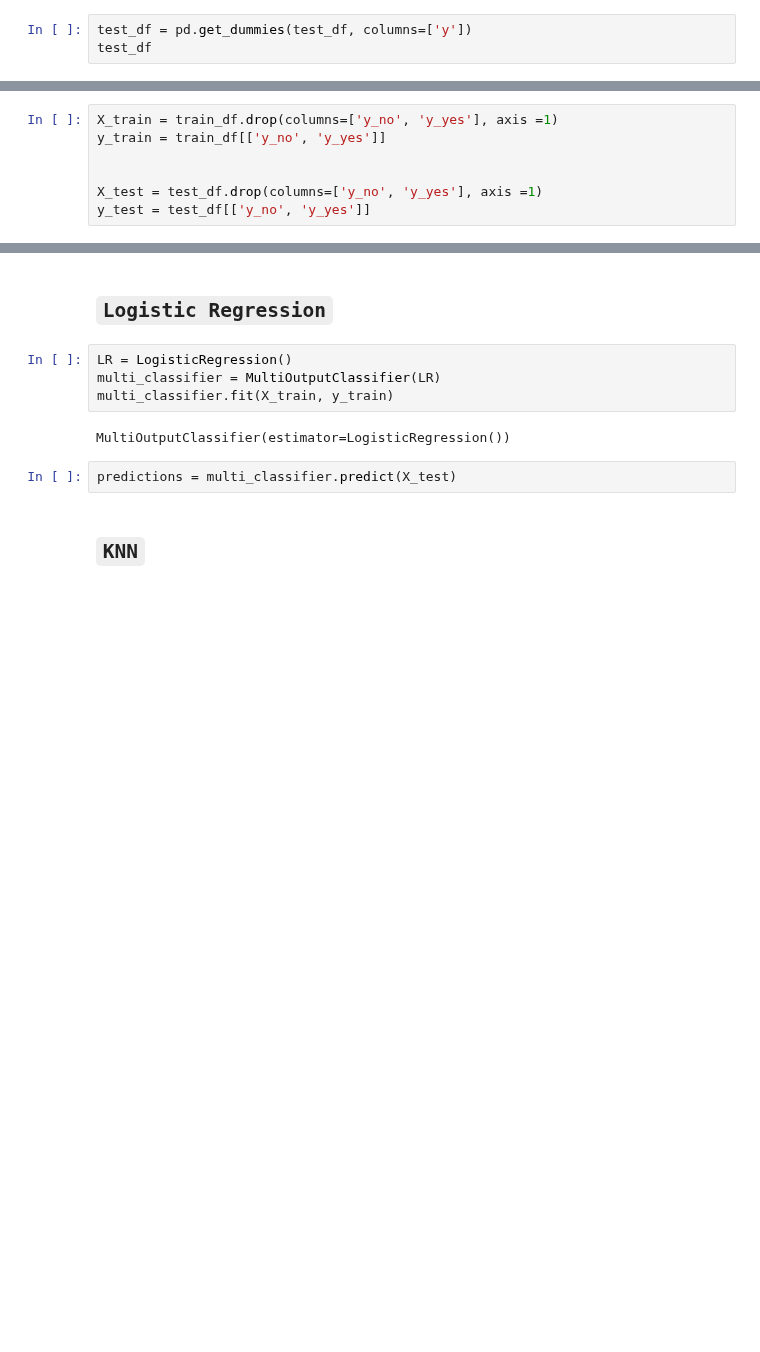
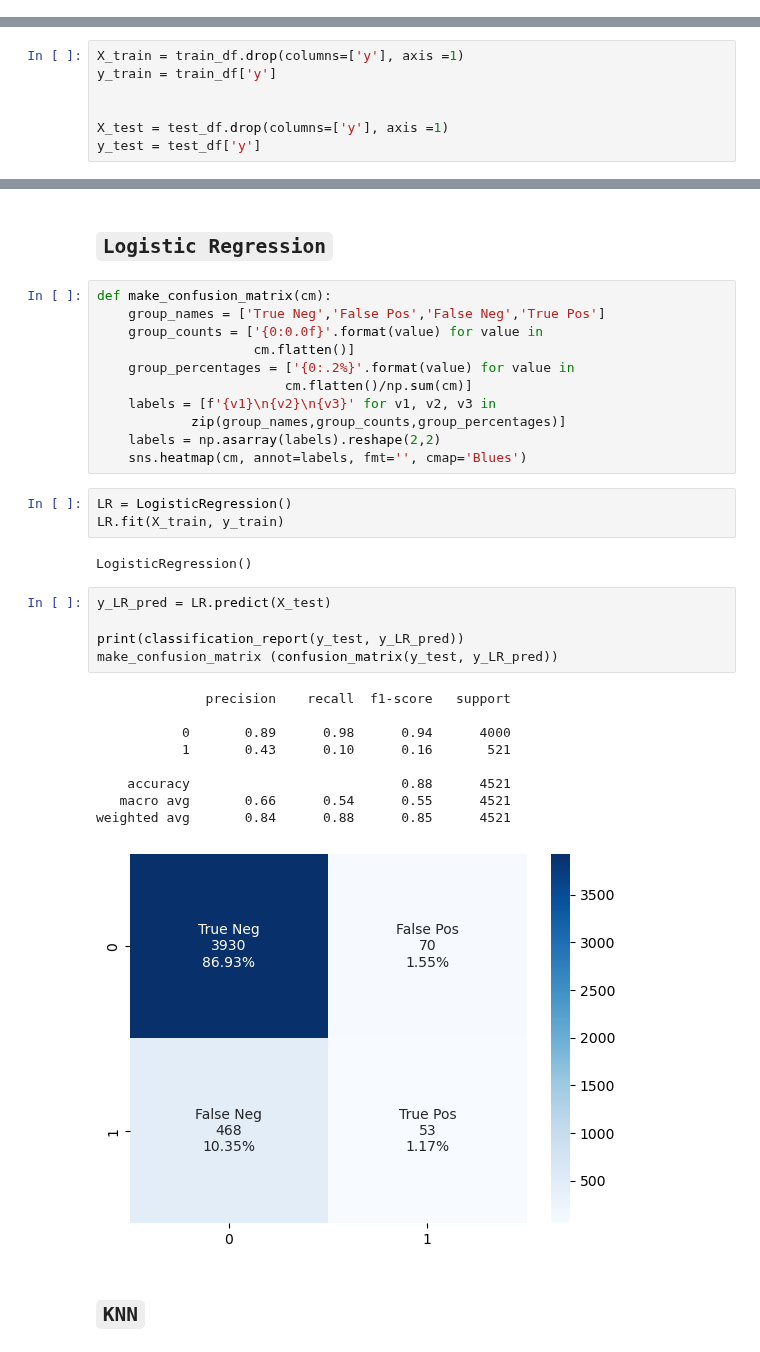
Before and after one commit to accesable/ML_Final, a Jupyter notebook: code/main.ipynb, the cells around one changed output, grey strips where cells are left out. Drawn from its saved outputs; the diff is of its cells as text; blank space fills up the shorter version.

```diff
--- a/code/main.ipynb
+++ b/code/main.ipynb
@@ -198,3 +177,0 @@ train_df
-# %%
-test_df = pd.get_dummies(test_df, columns=['y'])
-test_df
@@ -250,12 +213,12 @@ test_df
 # %% [markdown]
 ## `2 Data Splitting`
 # %%
-X_train = train_df.drop(columns=['y_no', 'y_yes'], axis =1)
-y_train = train_df[['y_no', 'y_yes']]
+X_train = train_df.drop(columns=['y'], axis =1)
+y_train = train_df['y']
 
 
-X_test = test_df.drop(columns=['y_no', 'y_yes'], axis =1)
-y_test = test_df[['y_no', 'y_yes']]
+X_test = test_df.drop(columns=['y'], axis =1)
+y_test = test_df['y']
 # %%
 X_train
 # %% [output]
@@ -292,14 +255,37 @@ X_test
 # Basic Model
 # %% [markdown]
 ## `Logistic Regression`
+# %%
+def make_confusion_matrix(cm):
+    group_names = ['True Neg','False Pos','False Neg','True Pos']
+    group_counts = ['{0:0.0f}'.format(value) for value in
+                    cm.flatten()]
+    group_percentages = ['{0:.2%}'.format(value) for value in
+                        cm.flatten()/np.sum(cm)]
+    labels = [f'{v1}\n{v2}\n{v3}' for v1, v2, v3 in
+            zip(group_names,group_counts,group_percentages)]
+    labels = np.asarray(labels).reshape(2,2)
+    sns.heatmap(cm, annot=labels, fmt='', cmap='Blues')
 # %%
 LR = LogisticRegression()
-multi_classifier = MultiOutputClassifier(LR)
-multi_classifier.fit(X_train, y_train)
+LR.fit(X_train, y_train)
 # %% [output]
-MultiOutputClassifier(estimator=LogisticRegression())
+LogisticRegression()
-# %%
-predictions = multi_classifier.predict(X_test)
+# %%
+y_LR_pred = LR.predict(X_test)
+
+print(classification_report(y_test, y_LR_pred))
+make_confusion_matrix (confusion_matrix(y_test, y_LR_pred))
+# %% [output]
+              precision    recall  f1-score   support
+
+           0       0.89      0.98      0.94      4000
+           1       0.43      0.10      0.16       521
+
+    accuracy                           0.88      4521
+   macro avg       0.66      0.54      0.55      4521
+weighted avg       0.84      0.88      0.85      4521
+[figure, added]
 # %% [markdown]
 ## `KNN`
 # %%
```
Also changed, not shown: parts of 29 cells of this notebook, 2 other files.
